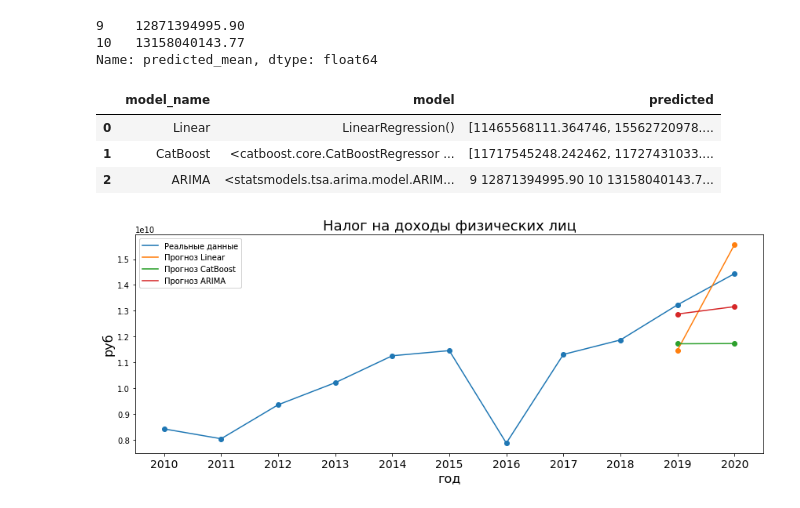
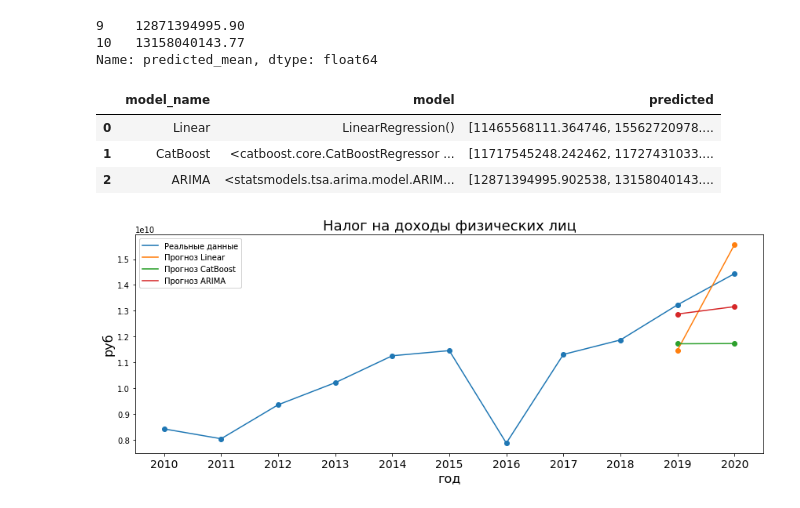
Before and after one commit to brut0/leadersofdigital_budget10, a Jupyter notebook: notebooks/model.ipynb, the cells around one changed output. Cells and saved outputs as stored; diff of their text form; code cells hidden in the pictures.

Commit message:
Update model.ipynb
Fix

```diff
--- a/notebooks/model.ipynb
+++ b/notebooks/model.ipynb
@@ -284,13 +284,13 @@ No supported index is available. Prediction results will be given with an intege
 10   13158040143.77
 Name: predicted_mean, dtype: float64
 # %%
-df_predict = df_predict.append({'model_name': 'ARIMA', 'model': arima_result, 'predicted': arima_pred}, ignore_index=True)
+df_predict = df_predict.append({'model_name': 'ARIMA', 'model': arima_result, 'predicted': arima_pred.values}, ignore_index=True)
 df_predict
 # %% [output]
 |  | model_name | model | predicted |
 | 0 | Linear | LinearRegression() | [11465568111.364746, 15562720978.... |
 | 1 | CatBoost | <catboost.core.CatBoostRegressor ... | [11717545248.242462, 11727431033.... |
-| 2 | ARIMA | <statsmodels.tsa.arima.model.ARIM... | 9 12871394995.90 10 13158040143.7... |
+| 2 | ARIMA | <statsmodels.tsa.arima.model.ARIM... | [12871394995.902538, 13158040143.... |
 # %%
 width = 0.4  # the width of the bars
 xt = np.arange(len(X.index))
```
Also changed, not shown: parts of 3 cells of this notebook.
